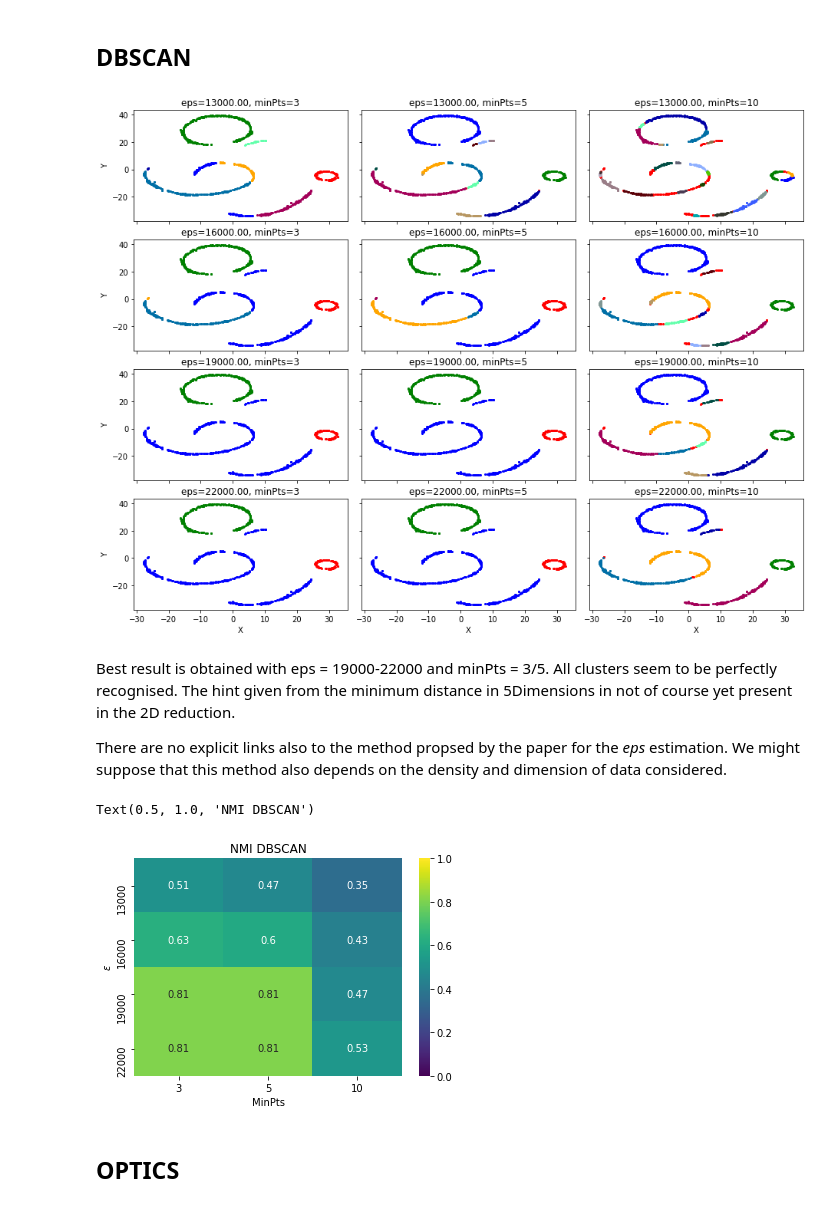
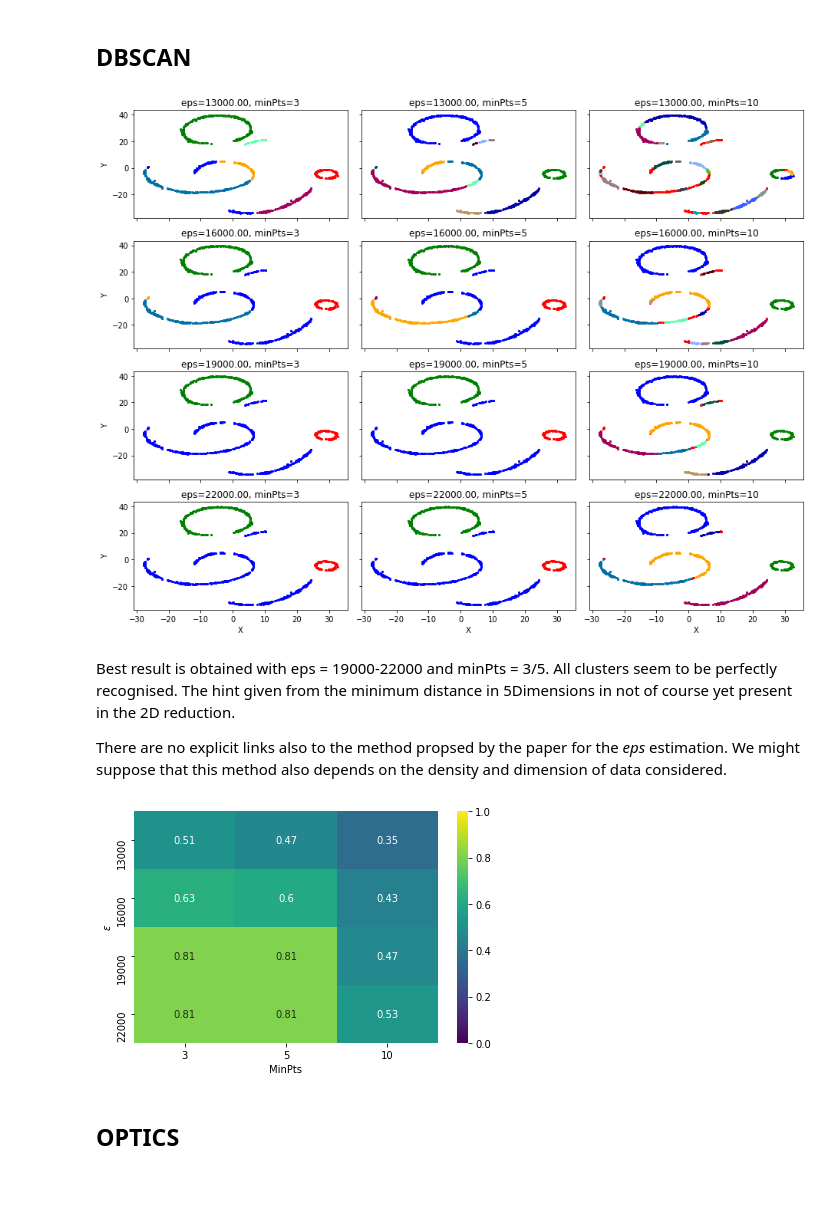
Before and after one commit to LorenzoBuriola/LoCP_moduleB, a Jupyter notebook: Week4/FPGheArt_exercise4.ipynb, the cells around one changed output. Saved outputs shown, nothing was run; the diff lists cells and outputs as text; code cells hidden in the pictures.

Commit message:
HDBSCAN and many graphs

```diff
--- a/Week4/FPGheArt_exercise4.ipynb
+++ b/Week4/FPGheArt_exercise4.ipynb
@@ -262,11 +263,11 @@ for i, eps in enumerate(eps_range):
         ax[i,j].set_title('eps=%.2f, minPts=%i'%(eps,min_samples))
         ax[3,j].set_xlabel("X")
         ax[i,0].set_ylabel("Y")
+plt.tight_layout(h_pad=1)
 plt.savefig("DBscanGRID.pdf")
-plt.tight_layout(h_pad=0.5)
 plt.show()
 # %% [output]
-[figure, old version]
+[figure, new version]
 # %% [markdown]
 Best result is obtained with eps = 19000-22000 and minPts = 3/5.
 All clusters seem to be perfectly recognised. The hint given from the minimum distance in 5Dimensions in not of course yet present in the 2D reduction.
@@ -280,11 +281,13 @@ NMIs = np.asarray(NMIs).reshape(4,3)
 # %%
 sns.heatmap(NMIs, annot = True, vmin=0, vmax = 1,  xticklabels = min_sample_range, yticklabels = eps_range, cmap = 'viridis')
 plt.xlabel("MinPts")
 plt.ylabel(r"$\epsilon$")
-plt.title("NMI DBSCAN")
+#plt.title("NMI DBSCAN")
+plt.tight_layout()
+plt.savefig("DBscanNMI.pdf")
+plt.show()
 # %% [output]
-Text(0.5, 1.0, 'NMI DBSCAN')
-[figure, old version]
+[figure, new version]
 # %% [markdown]
 ## OPTICS
 # %%
```
Also changed, not shown: parts of 17 cells of this notebook.
